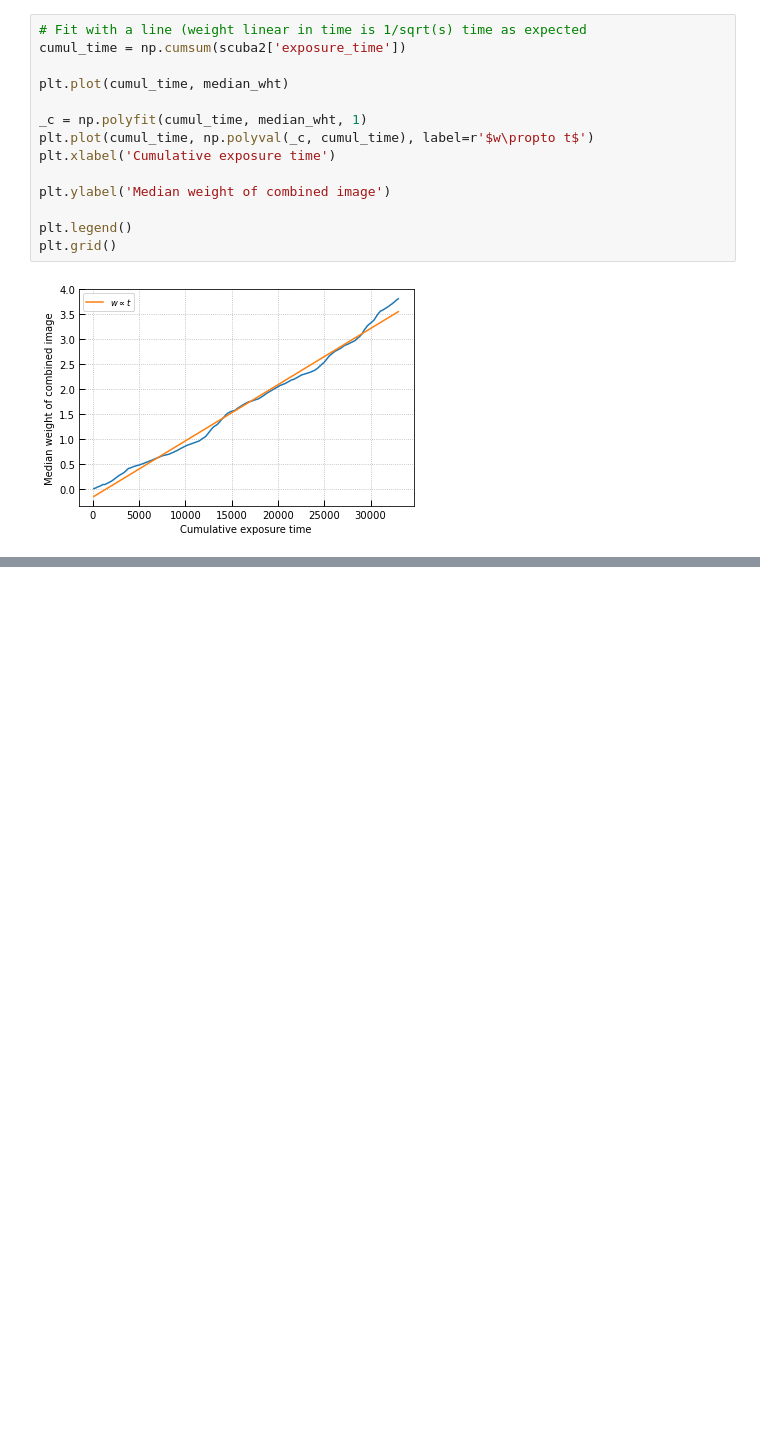
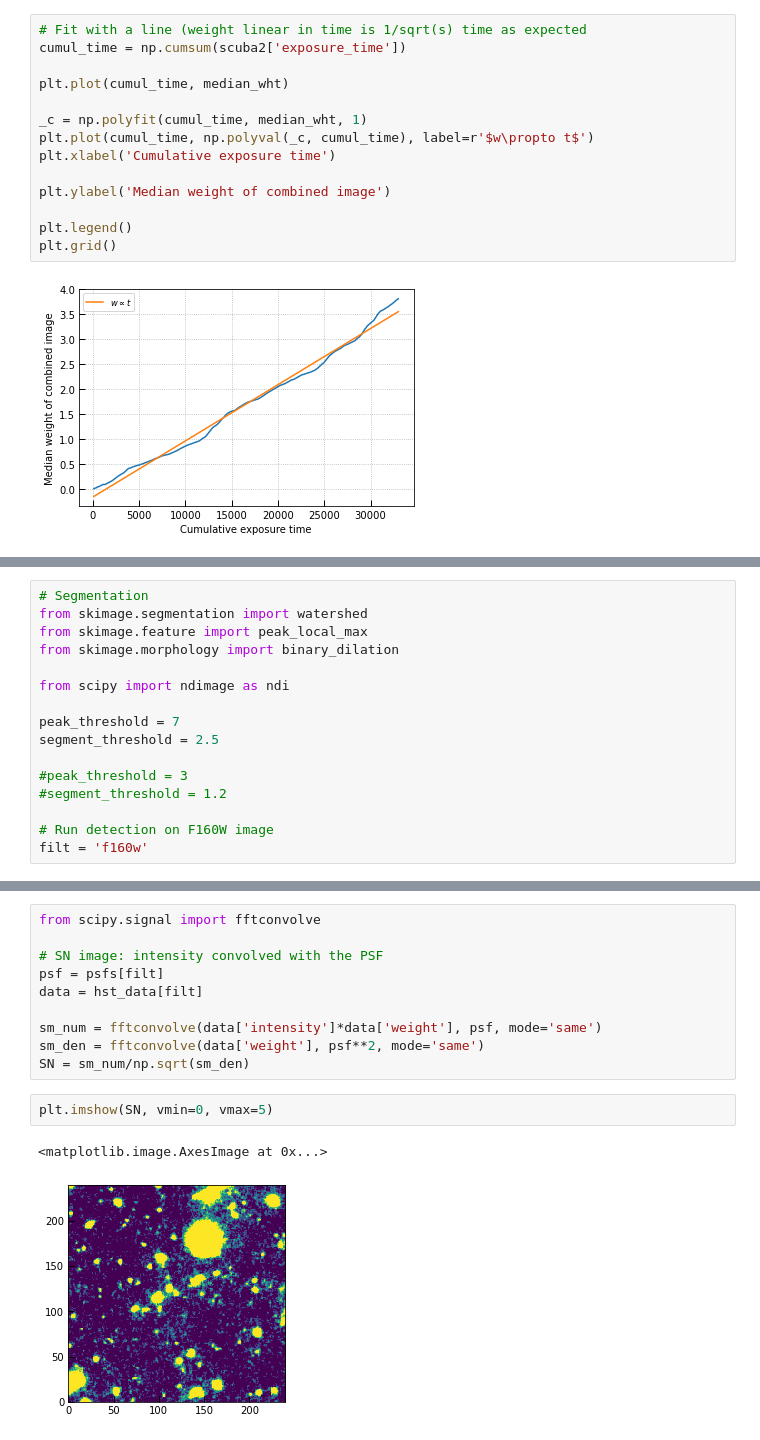
Before and after one commit to gbrammer/AppliedStats2021, a Jupyter notebook: AppliedStats-GalaxyImages.ipynb, the cells around one changed output, grey strips where cells are left out. Drawn from its saved outputs; the diff is of its cells as text; blank space fills up the shorter version.

```diff
--- a/AppliedStats-GalaxyImages.ipynb
+++ b/AppliedStats-GalaxyImages.ipynb
@@ -135,0 +185,16 @@ plt.grid()
+# %%
+# Segmentation
+from skimage.segmentation import watershed
+from skimage.feature import peak_local_max
+from skimage.morphology import binary_dilation
+
+from scipy import ndimage as ndi
+
+peak_threshold = 7
+segment_threshold = 2.5
+
+#peak_threshold = 3
+#segment_threshold = 1.2
+
+# Run detection on F160W image
+filt = 'f160w'
@@ -135,0 +207,15 @@ plt.grid()
+# %%
+from scipy.signal import fftconvolve
+
+# SN image: intensity convolved with the PSF
+psf = psfs[filt]
+data = hst_data[filt]
+
+sm_num = fftconvolve(data['intensity']*data['weight'], psf, mode='same')
+sm_den = fftconvolve(data['weight'], psf**2, mode='same')
+SN = sm_num/np.sqrt(sm_den)
+# %%
+plt.imshow(SN, vmin=0, vmax=5)
+# %% [output]
+<matplotlib.image.AxesImage at 0x...>
+[figure, added]
```
Also changed, not shown: parts of 12 cells of this notebook, 3 other files.
